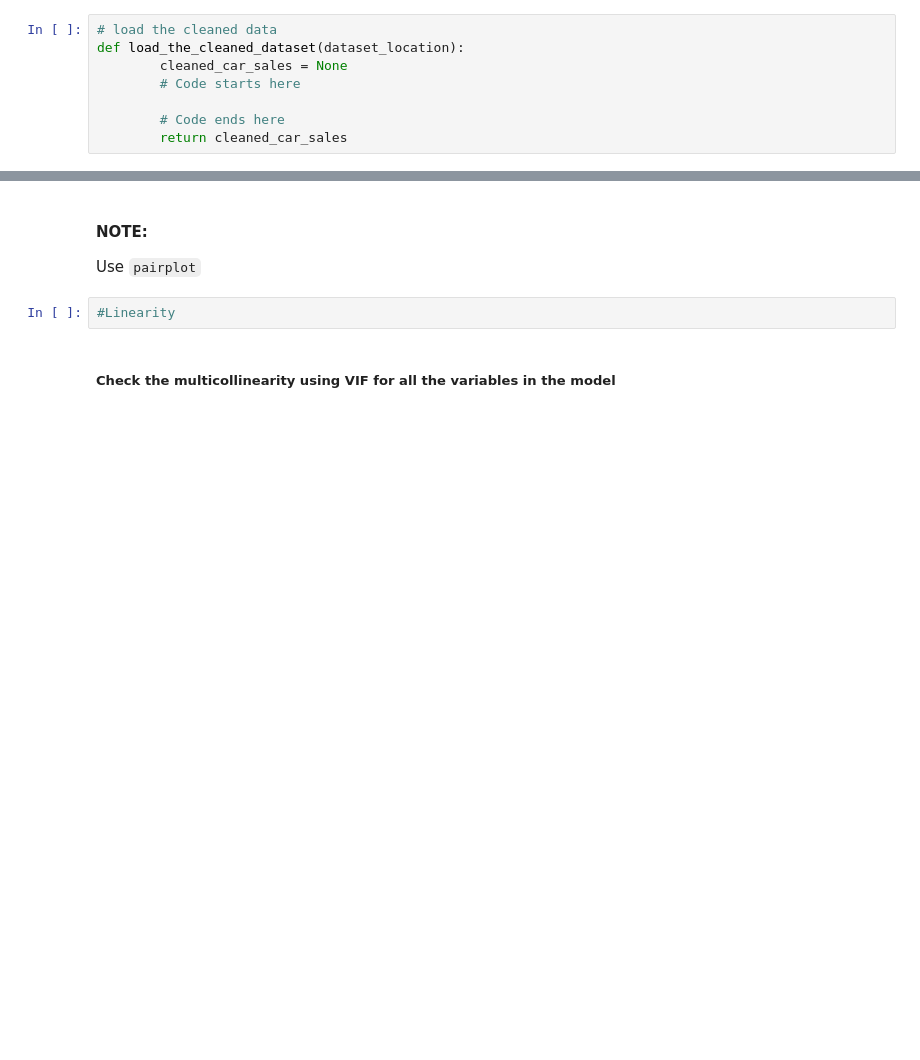
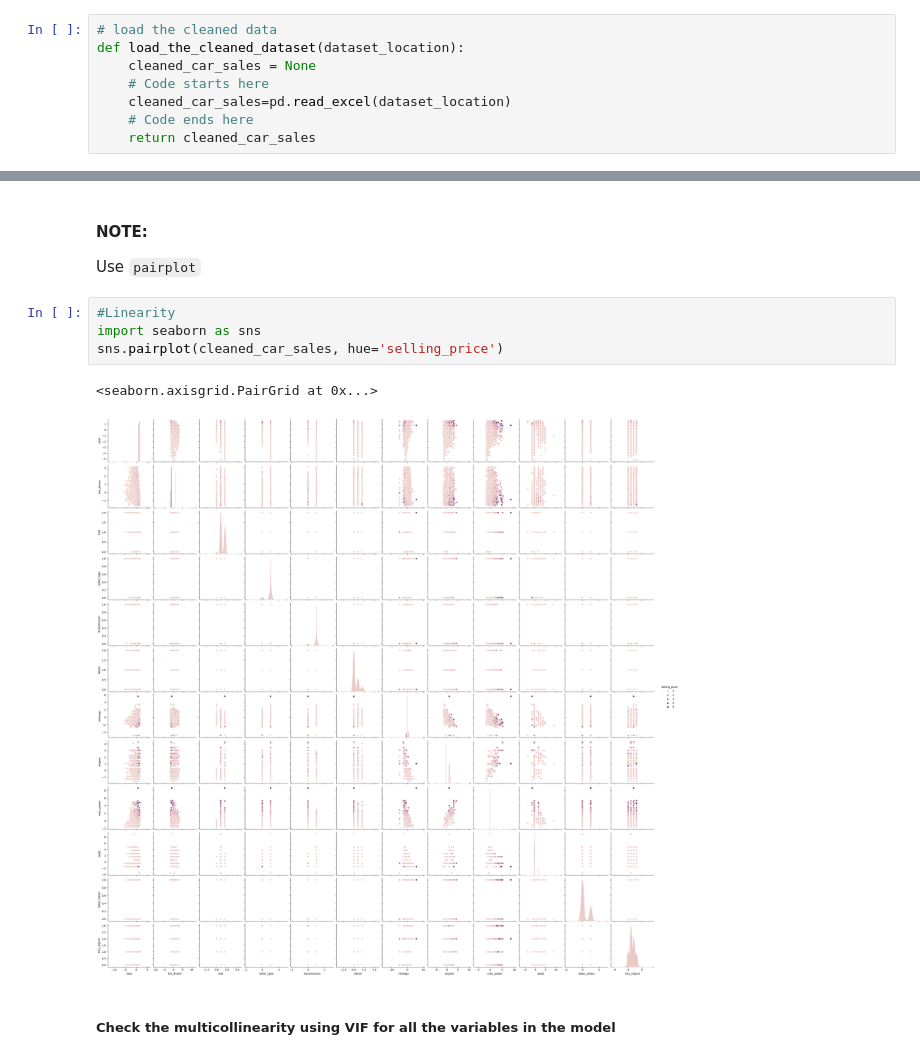
Before and after one commit to pvashishtha/DelDWH, a Jupyter notebook: Assessment.ipynb, the cells around one changed output, grey strips where cells are left out. Saved outputs shown, nothing was run; the diff lists cells and outputs as text; blank space fills up the shorter version.

```diff
--- a/Assessment.ipynb
+++ b/Assessment.ipynb
@@ -508,11 +592,11 @@ Save the DataFrame car_sales to an Excel file named __"cleaned_car_sales.xlsx"__
 # %%
 # load the cleaned data
 def load_the_cleaned_dataset(dataset_location):
-        cleaned_car_sales = None
-        # Code starts here
-
-        # Code ends here
-        return cleaned_car_sales
+    cleaned_car_sales = None
+    # Code starts here
+    cleaned_car_sales=pd.read_excel(dataset_location)
+    # Code ends here
+    return cleaned_car_sales
 # %%
 dataset_location = 'cleaned_car_sales.xlsx'
 cleaned_car_sales=load_the_cleaned_dataset(dataset_location)
@@ -568,8 +678,13 @@ X_train, X_test,y_train,y_test=split_into_train_and_test_normalize_features(X,y)
 # %% [markdown]
 #### NOTE:
 Use `pairplot`
-# %%
-#Linearity
+# %%
+#Linearity
+import seaborn as sns
+sns.pairplot(cleaned_car_sales, hue='selling_price')
+# %% [output]
+<seaborn.axisgrid.PairGrid at 0x...>
+[figure, added]
 # %% [markdown]
 ##### Check the multicollinearity using VIF for all the variables in the model
 # %% [markdown]
```
Also changed, not shown: parts of 55 cells of this notebook, 2 other files.
